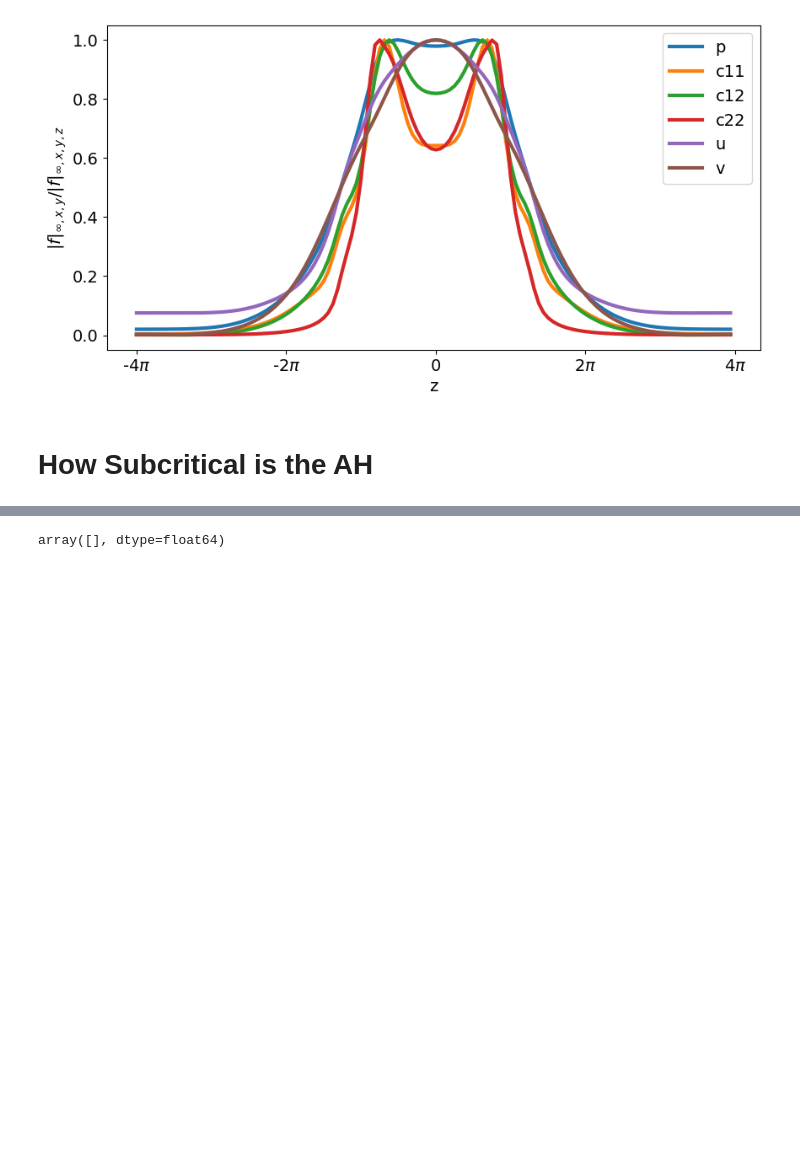
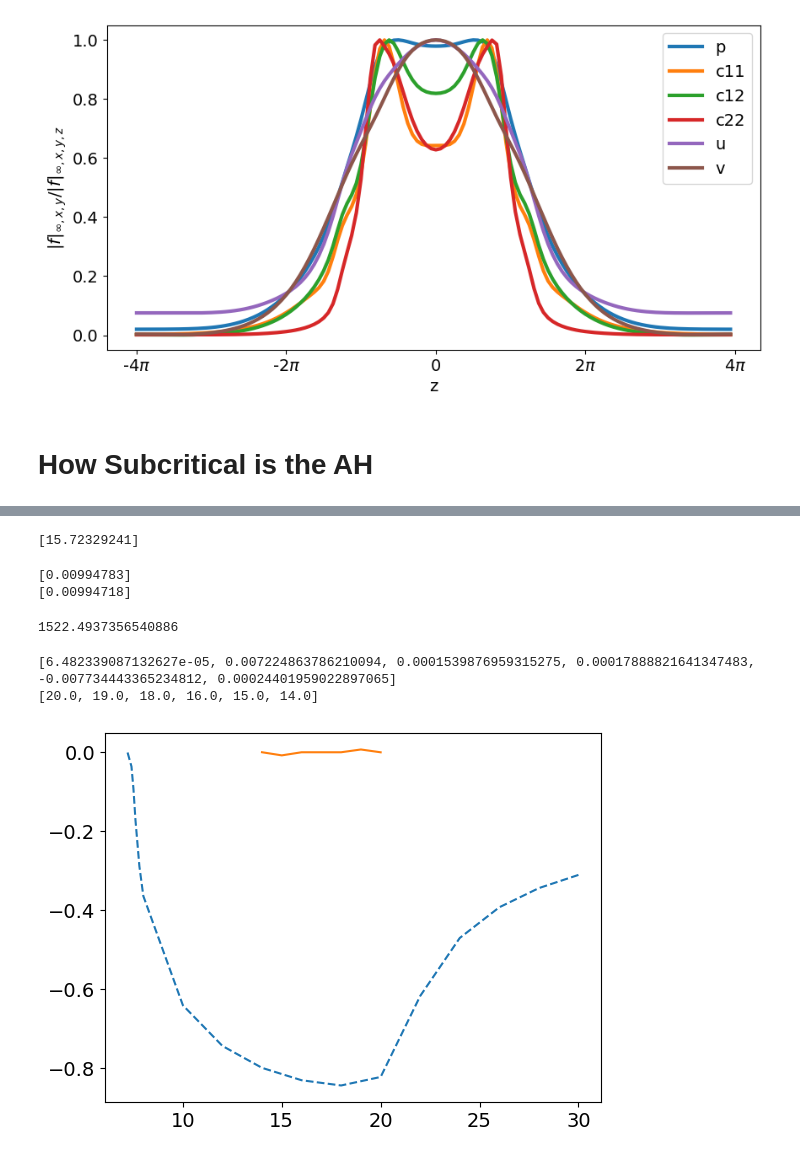
Before and after one commit to theolewy/vKolmogorov3D, a Jupyter notebook: jupyter_notebooks/arrowhead3D.ipynb, the cells around one changed output, grey strips where cells are left out. Cells and saved outputs as stored; diff of their text form; code cells hidden in the pictures; blank space fills up the shorter version.

```diff
--- a/jupyter_notebooks/arrowhead3D.ipynb
+++ b/jupyter_notebooks/arrowhead3D.ipynb
@@ -248,4 +206,50 @@ True True True True True True True True False False False
-# %%
-W_list
-# %% [output]
-array([], dtype=float64)
+# %%
+from tools.misc_tools import get_metric_from_params
+
+material_params = {'beta': 0.9, 'Re': 0.5, 'L':np.inf, 'eps': 1e-3}
+solver_params = {'Nx': 128, 'Ny': 256,}
+system_params = {'Lx': 3*np.pi,  'ndim': 2, 'n': 1}
+
+metric_list_2D = []
+W_list_2D_plot = []
+for W in reversed(W_list_2D):
+    material_params['W'] = W
+    t_all, metric_all = get_metric_from_params(material_params, system_params, solver_params, suffix='recent-', subdir='arrowhead_2D', metric='trace', deviation=True)
+    metric_list_2D.append(metric_all[-1])
+    W_list_2D_plot.append(W)
+
+
+material_params = {'beta': 0.9, 'Re': 0.5, 'L':np.inf, 'eps': 1e-3}
+solver_params = {'Nx': 64, 'Ny': 64, 'Nz': 128}
+system_params = {'Lx': 3*np.pi,  'ndim': 3, 'n': 1, 'Lz': 8*np.pi}
+
+metric_list_3D = []
+W_list_3D_plot = []
+for W in reversed(W_list_3D):
+    material_params['W'] = W
+    t_all, metric_all = get_metric_from_params(material_params, system_params, solver_params, suffix='recent-localised', subdir='arrowhead_3D', metric='trace', deviation=True)
+    if W == 20.0:
+        print(metric_all)
+    metric_list_3D.append(metric_all[-1])
+    W_list_3D_plot.append(W)
+# %% [output]
+[15.72329241]
+# %%
+material_params['W'] = 20
+data_fields, data_metric = get_h5_data(material_params, system_params, solver_params, suffix='recent-localised', subdir='arrowhead_3D', s=-1)
+print(data_metric['trace'])
+print(data_metric['trace_lam'])
+data
+# %% [output]
+[0.00994783]
+[0.00994718]
+1522.4937356540886
+# %%
+plt.plot(W_list_2D_plot, metric_list_2D, linestyle='--')
+plt.plot(W_list_3D_plot, metric_list_3D, linestyle='-')
+print(metric_list_3D)
+print(W_list_3D_plot)
+# %% [output]
+[6.482339087132627e-05, 0.007224863786210094, 0.0001539876959315275, 0.00017888821641347483, -0.007734443365234812, 0.00024401959022897065]
+[20.0, 19.0, 18.0, 16.0, 15.0, 14.0]
+[figure, added]
```
Also changed, not shown: parts of 2 cells of this notebook, 1 other file.
